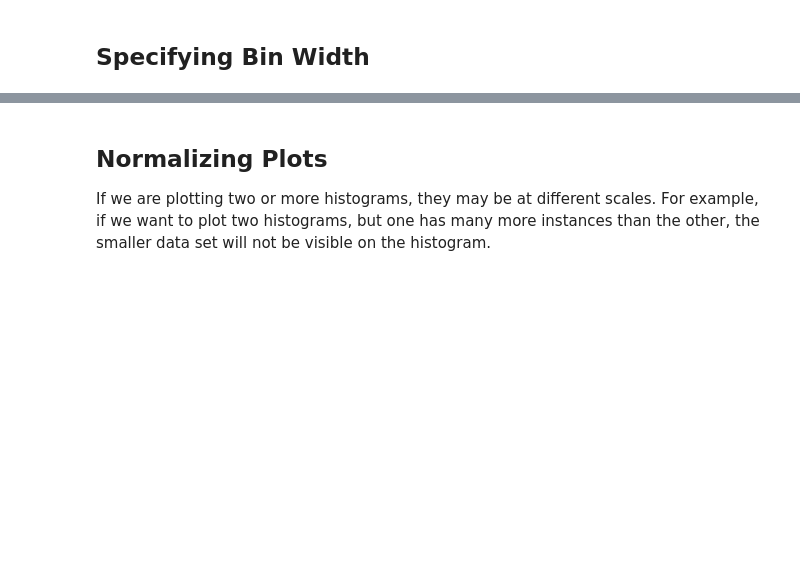
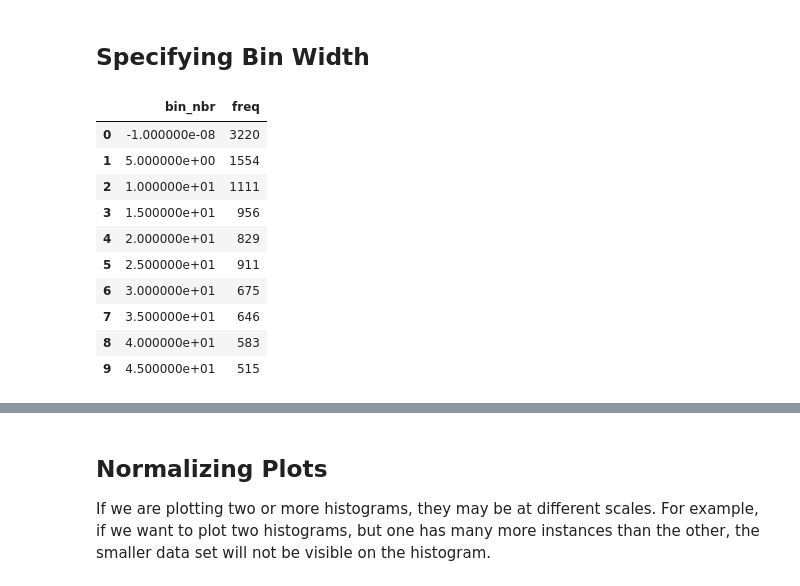
Before and after one commit to gregtam/jupyter-notebook-initializer, a Jupyter notebook: MPP Plotting.ipynb, the cells around one changed output, grey strips where cells are left out. Saved outputs shown, nothing was run; the diff lists cells and outputs as text; code cells hidden in the pictures; blank space fills up the shorter version.

```diff
--- a/MPP Plotting.ipynb
+++ b/MPP Plotting.ipynb
@@ -388,6 +429,20 @@ plt.tight_layout()
 ## Specifying Bin Width
 # %%
 log_int_hist_df = get_histogram_values('test_data', 'log_col_int', conn, bin_width=5)
+# %%
+log_int_hist_df
+# %% [output]
+|  | bin_nbr | freq |
+| 0 | -1.000000e-08 | 3220 |
+| 1 | 5.000000e+00 | 1554 |
+| 2 | 1.000000e+01 | 1111 |
+| 3 | 1.500000e+01 | 956 |
+| 4 | 2.000000e+01 | 829 |
+| 5 | 2.500000e+01 | 911 |
+| 6 | 3.000000e+01 | 675 |
+| 7 | 3.500000e+01 | 646 |
+| 8 | 4.000000e+01 | 583 |
+| 9 | 4.500000e+01 | 515 |
 # %%
 plot_numeric_hists(log_int_hist_df, nbins=log_int_hist_df.shape[0])
 plt.title('Manual Bin Width Specification')
```
Also changed, not shown: parts of 30 cells of this notebook, 8 other files.
